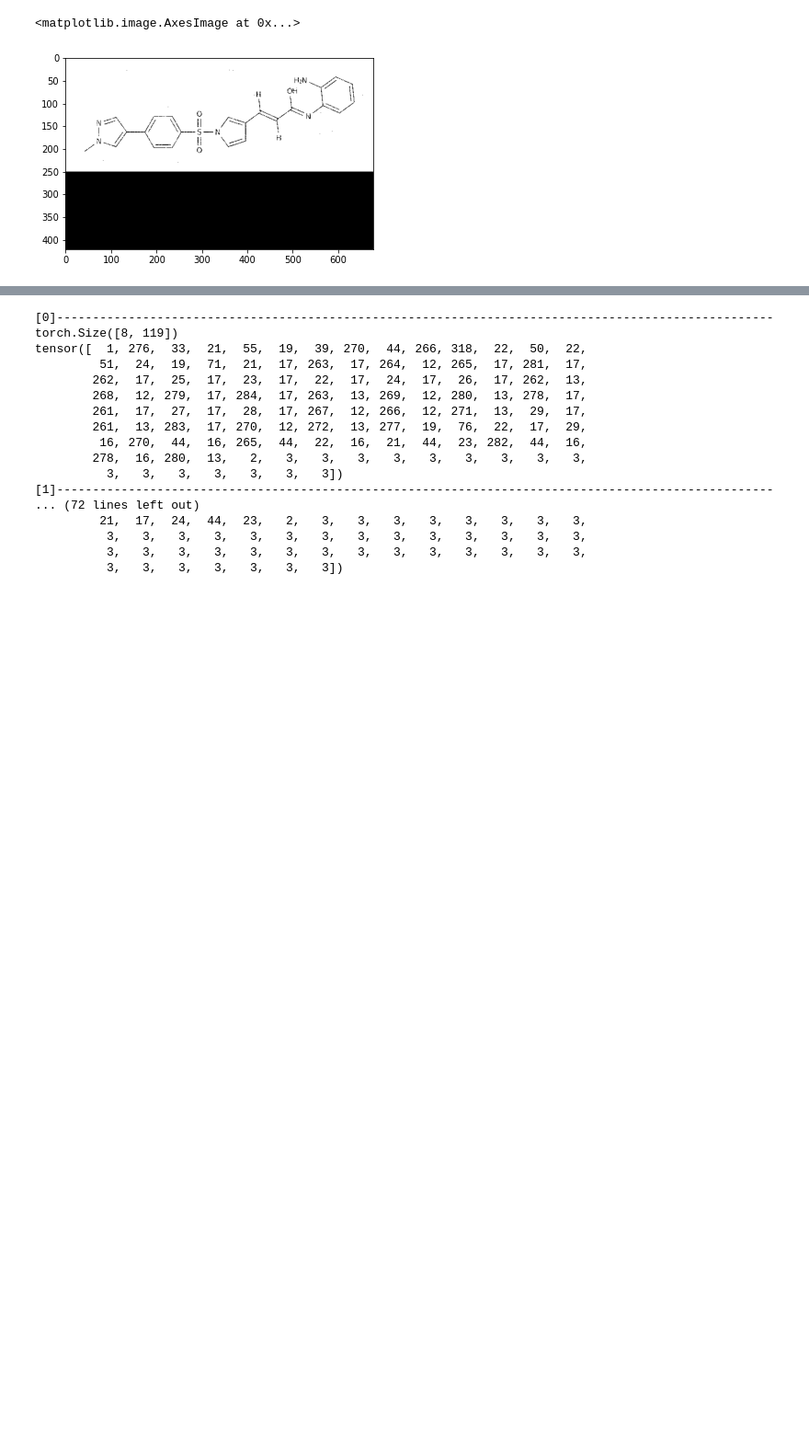
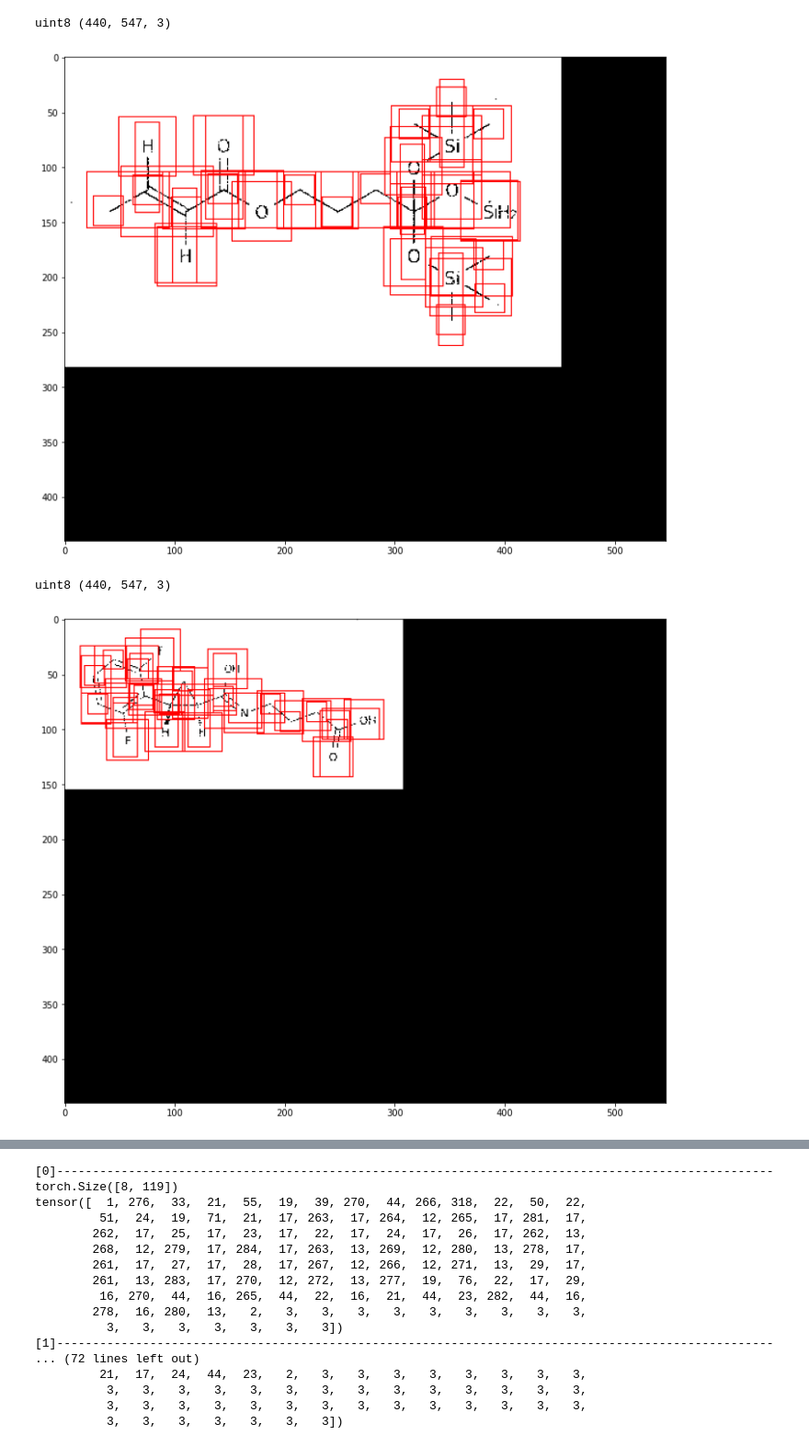
Before and after one commit to HimariO/MolecularTranslation, a Jupyter notebook: debug.ipynb, the cells around one changed output, grey strips where cells are left out. Shown at 92% size. Saved outputs shown, nothing was run; the diff lists cells and outputs as text; code cells hidden in the pictures; blank space fills up the shorter version.

```diff
--- a/debug.ipynb
+++ b/debug.ipynb
@@ -1,4 +1,7 @@
 # %%
+import pickle
+import cv2
+import numpy as np
 import torch
 import torchvision as tv
 import matplotlib.pyplot as plt
@@ -9,6 +12,13 @@ from model.efficientnet.net import EfficientNet
 from tokenizers import Tokenizer
 
 from dataset import bms_caption, collator
+
+
+def draw_boxes(img, boxes):
+#     print(img)
+    for box in boxes:
+        x1, y1, x2, y2 = box
+        cv2.rectangle(img, (int(x1), int(y1)), (int(x2), int(y2)), (255,0,0), 1)
 # %%
 root_dir = "/home/ron/Downloads/bms-molecular-translation/bms-molecular-translation"
 train_dir = "/home/ron/Downloads/bms-molecular-translation/bms-molecular-translation/train"
@@ -17,18 +27,18 @@ labels = "/home/ron/Downloads/bms-molecular-translation/bms-molecular-translatio
 tk_model_file = "./checkpoints/bms_tokenizer.json"
 tokenizer = Tokenizer.from_file(tk_model_file)
 bbms_coll = collator.EncodedBatchCollator()
-bbms = bms_caption.EncodedBBMS(train_dir, labels, tokenizer, mlm=True)
+bbms = bms_caption.EncodedBBMS(train_dir, labels, tokenizer, mlm=True, img_norm=False)
 loader = DataLoader(bbms, batch_size=8, collate_fn=bbms_coll, num_workers=0, shuffle=True)
 
 print(len(bbms))
-print(bbms[1])
+# print(bbms[1])
 # %%
 
 for batch_ndx, sample in enumerate(loader):
 #     print(sample)
     break
 # %%
-img, boxes, ids, type_ids, atten_mask, mask_pos, mask_ids = sample
+imgkey, img, boxes, ids, type_ids, atten_mask, mask_pos, mask_ids = sample[:8]
 # %%
 print(ids.shape)
 print(atten_mask.shape)
@@ -38,5 +48,17 @@ torch.Size([8, 163, 163])
-# %%
-plt.imshow(img[6])
-# %% [output]
-<matplotlib.image.AxesImage at 0x...>
-[figure, removed]
+# %%
+for i in range(4):
+    vis_img = img[i].cpu().numpy() * 255
+    vis_img = np.transpose(vis_img, [1,2,0]).copy()
+    vis_img = vis_img.astype(np.uint8)
+
+    print(vis_img.dtype, vis_img.shape)
+    draw_boxes(vis_img, boxes[i])
+
+    plt.figure(figsize=(15, 10))
+    plt.imshow(vis_img)
+    plt.show()
+# %% [output]
+uint8 (440, 547, 3)
+[figure, added]
+uint8 (440, 547, 3)
+[figure, added]
```
Also changed, not shown: parts of 4 cells of this notebook, 8 other files.
